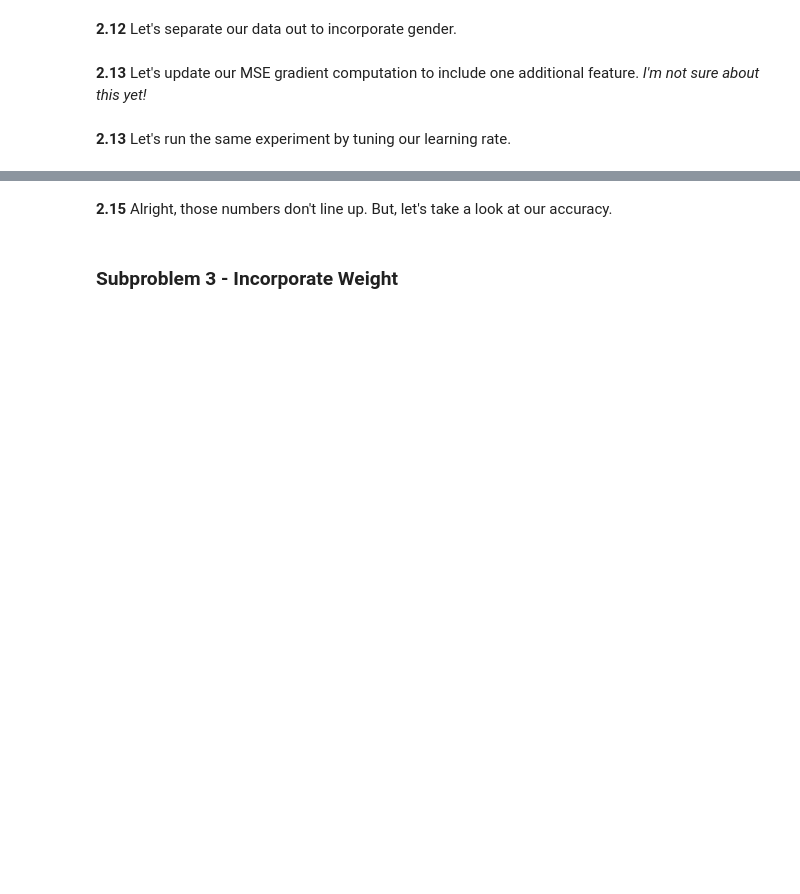
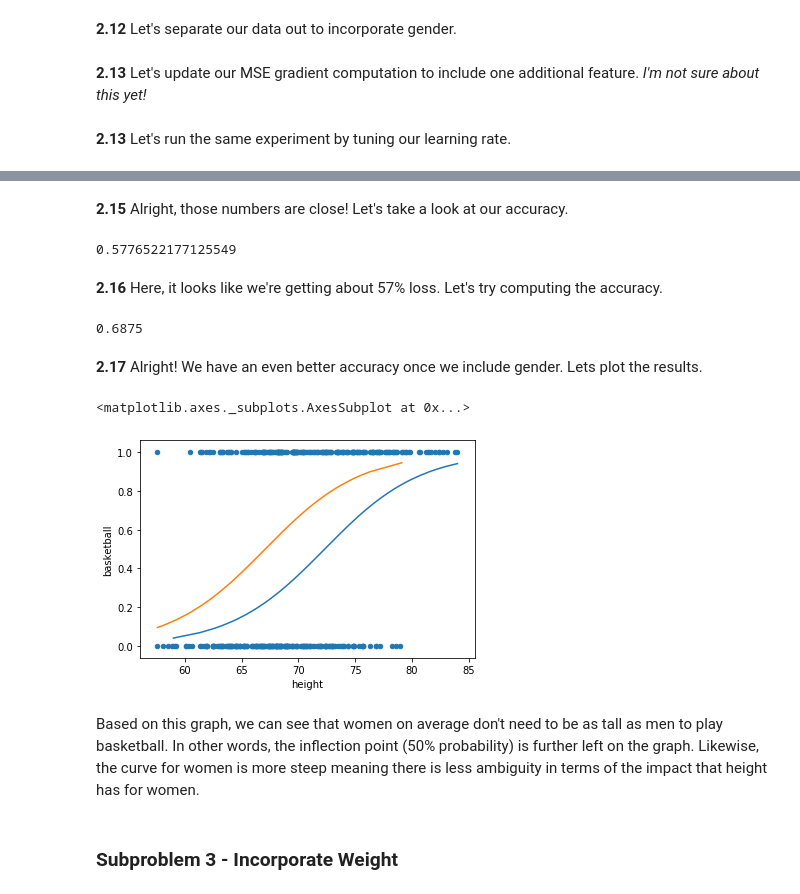
Before and after one commit to jrg94/CSE5522, a Jupyter notebook: lab1.ipynb, the cells around one changed output, grey strips where cells are left out. Saved outputs shown, nothing was run; the diff lists cells and outputs as text; code cells hidden in the pictures; blank space fills up the shorter version.

```diff
--- a/lab1.ipynb
+++ b/lab1.ipynb
@@ -491,7 +491,7 @@ def probability(weights, features):
   :param weights: the computed weights
   :param features: the x test set
   """
-  predictions = features * weights[1:] + weights[0]  # there is a bug here? I'm not sure how to multiple these features correctly
+  predictions = features[1] * weights[2] + features[0] * weights[1] + weights[0]  # there is a bug here? I'm not sure how to multiple these features correctly
   sigmoid = 1 / (1 + np.exp(-1 * predictions))
   return sigmoid
 # %%
@@ -518,7 +518,7 @@ def computeMSEBatchGradient(weights, features, targets):
 # %% [markdown]
 **2.13** Let's run the same experiment by tuning our learning rate.
 # %%
-weights = [100, 100, 100]
-learning_rate = [.01, .0001, .001]
-final_weights = run(weights, x_train, y_train.reshape(-1, 1), learning_rate)
+weights = [20, 100, 100]
+learning_rate = [.0013, .00005, .01]
+final_weights = run(weights, x_train.transpose(), y_train, learning_rate)
 # %% [output]
@@ -570,6 +556,39 @@ regression.intercept_
 # %% [markdown]
-**2.15** Alright, those numbers don't line up. But, let's take a look at our accuracy.
+**2.15** Alright, those numbers are close! Let's take a look at our accuracy.
 # %%
-average_loss(final_weights, x_test, y_test)
+average_loss(final_weights, x_test.transpose(), y_test)
+# %% [output]
+0.5776522177125549
+# %% [markdown]
+**2.16** Here, it looks like we're getting about 57% loss. Let's try computing the accuracy.
+# %%
+p_basketball = probability(final_weights, x_test.transpose())
+basketball_predictions = np.array([probability_to_prediction(p) for p in p_basketball])
+matches = np.equal(basketball_predictions, y_test)
+np.average(matches) # returns the accuracy
+# %% [output]
+0.6875
+# %% [markdown]
+**2.17** Alright! We have an even better accuracy once we include gender. Lets plot the results.
+# %%
+fig, ax = plt.subplots()
+
+data = basketball_dataframe.copy()
+data = data.sort_values(by="height")
+
+male = data[data["female"] == 0].sort_values(by="height")
+y_male = probability(final_weights, np.array([male["height"], male["female"]]))
+ax.plot(male["height"].values, y_male)  # Blue
+
+female = data[data["female"] == 1].sort_values(by="height")
+y_female = probability(final_weights, np.array([female["height"], female["female"]]))
+ax.plot(female["height"].values, y_female)  # Orange
+
+basketball_dataframe.plot(x="height", y="basketball", ax=ax, kind="scatter")
+# %% [output]
+<matplotlib.axes._subplots.AxesSubplot at 0x...>
+[figure, added]
+# %% [markdown]
+Based on this graph, we can see that women on average don't need to be as tall as men to play basketball. In other words, the inflection point (50% probability) is further left on the graph. Likewise, the curve for women is more steep meaning there is less ambiguity in terms of the impact that height has for women.
 # %% [markdown]
 ### Subproblem 3 - Incorporate Weight
```
Also changed, not shown: parts of 6 cells of this notebook.
